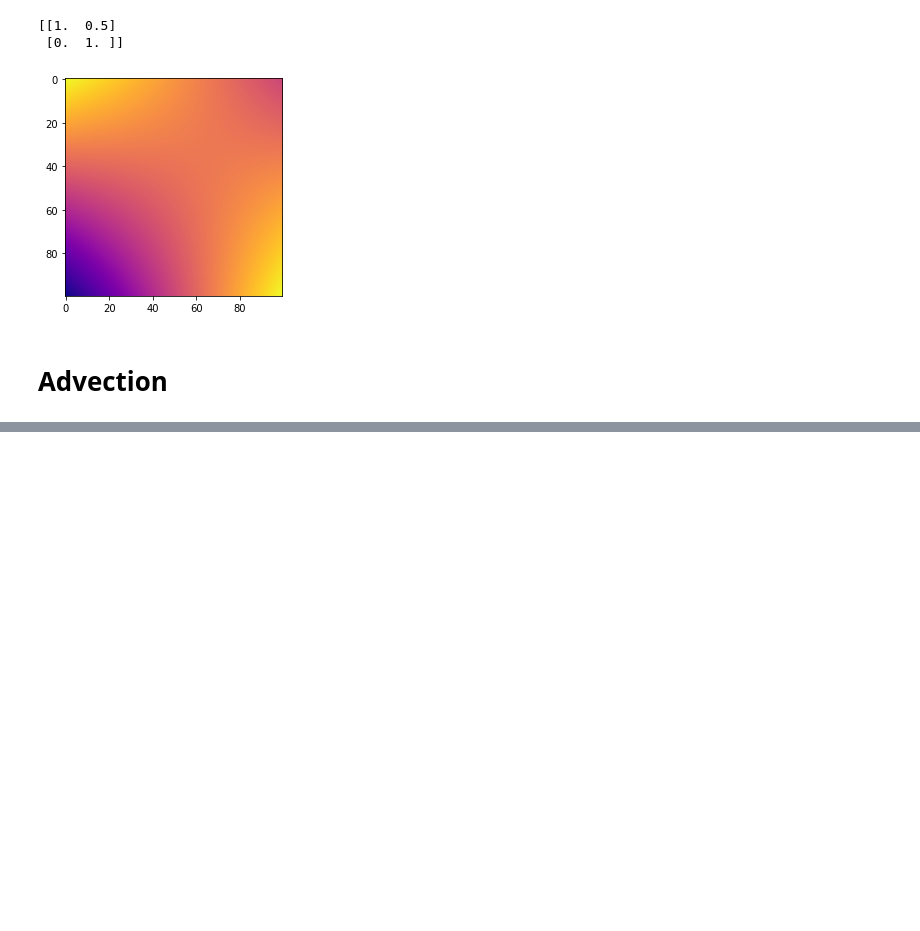
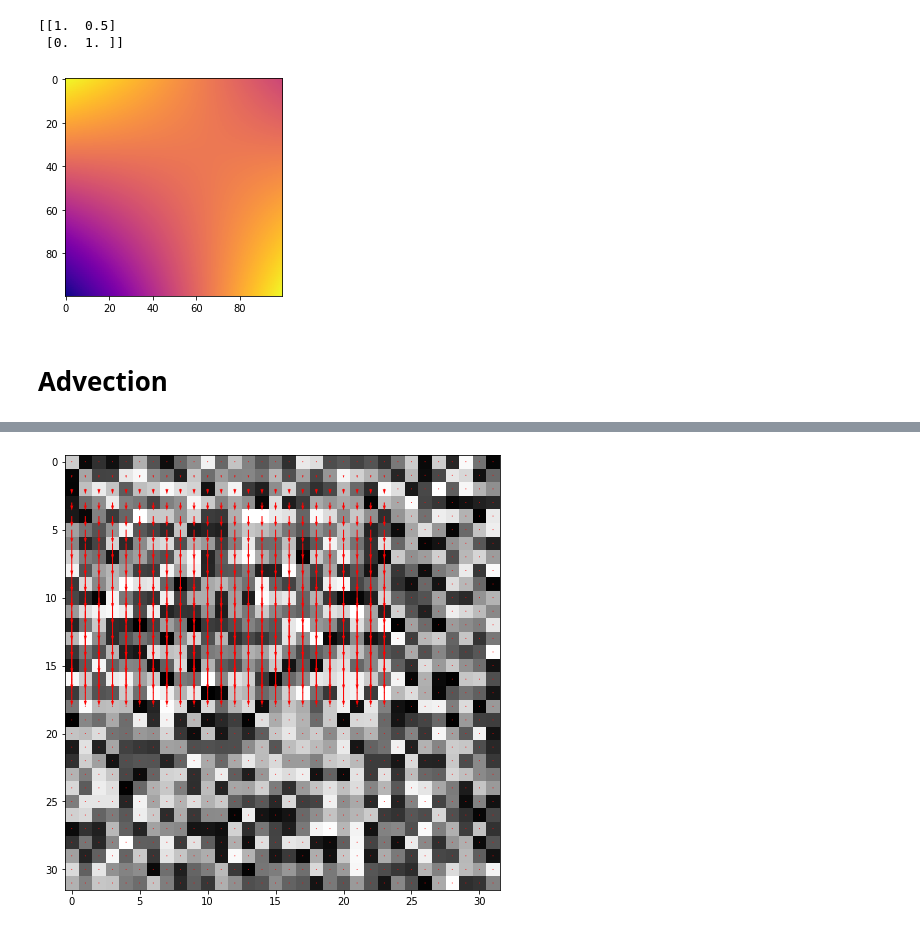
Before and after one commit to Victorlouisdg/simulators, a Jupyter notebook: fluid_2d.ipynb, the cells around one changed output, grey strips where cells are left out. Saved outputs shown, nothing was run; the diff lists cells and outputs as text; code cells hidden in the pictures; blank space fills up the shorter version.

Commit message:
Vector field visualization

```diff
--- a/fluid_2d.ipynb
+++ b/fluid_2d.ipynb
@@ -250,2 +250,28 @@ plot_image_side_by_side(density_grid, grid)
 # %%
 animate_image_list(advection_history)
+# %%
+plt.figure(figsize=(8, 8))
+plt.imshow(density_grid, cmap='gist_gray')
+
+velocity_grid = np.zeros((n, n, 2))
+velocity_grid[:16, :24, 0] = 1.0  # downwards velocity
+
+
+for i in range(n):
+    velocity_grid[i, ...] *= i
+
+X = []
+Y = []
+U = []
+V = []
+
+for i in range(n):
+    for j in range(n):
+        X.append(j)
+        Y.append(i)
+        U.append(velocity_grid[i, j, 1])
+        V.append(-velocity_grid[i, j, 0])
+
+q = plt.quiver(X, Y, U, V, color='red')
+# %% [output]
+[figure, added]
```
Also changed, not shown: parts of 6 cells of this notebook.
